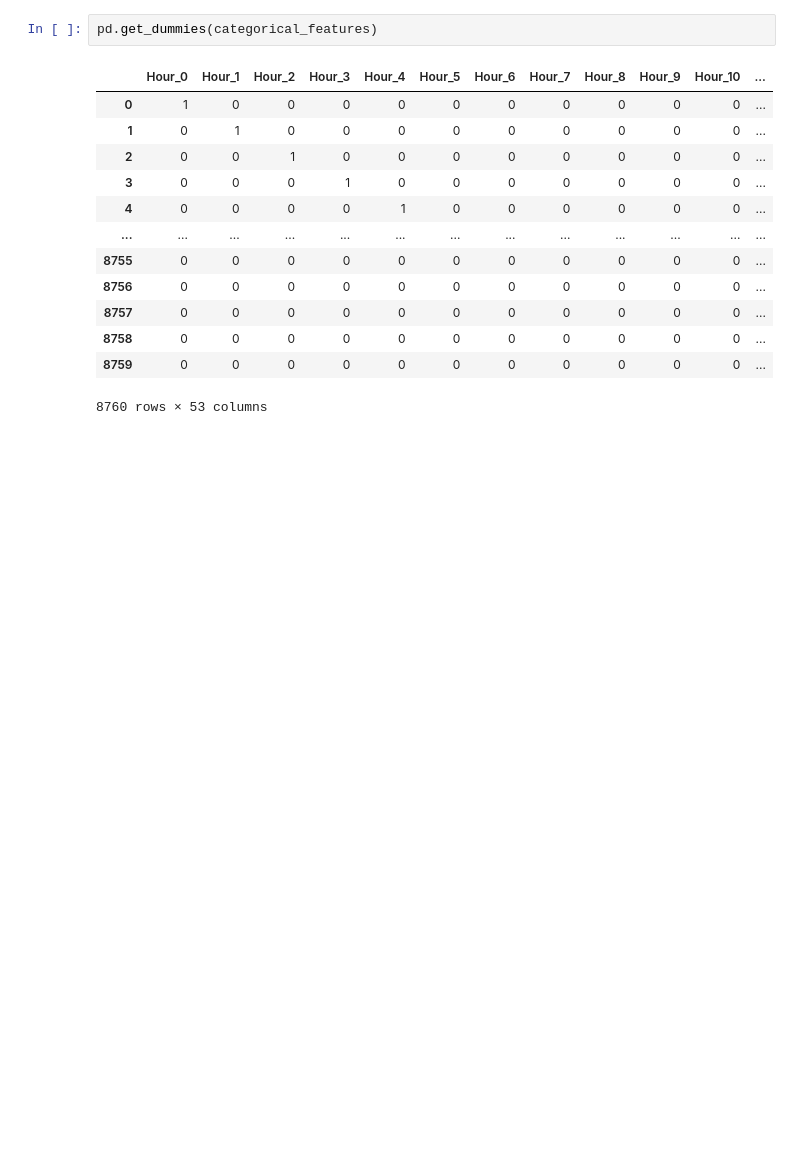
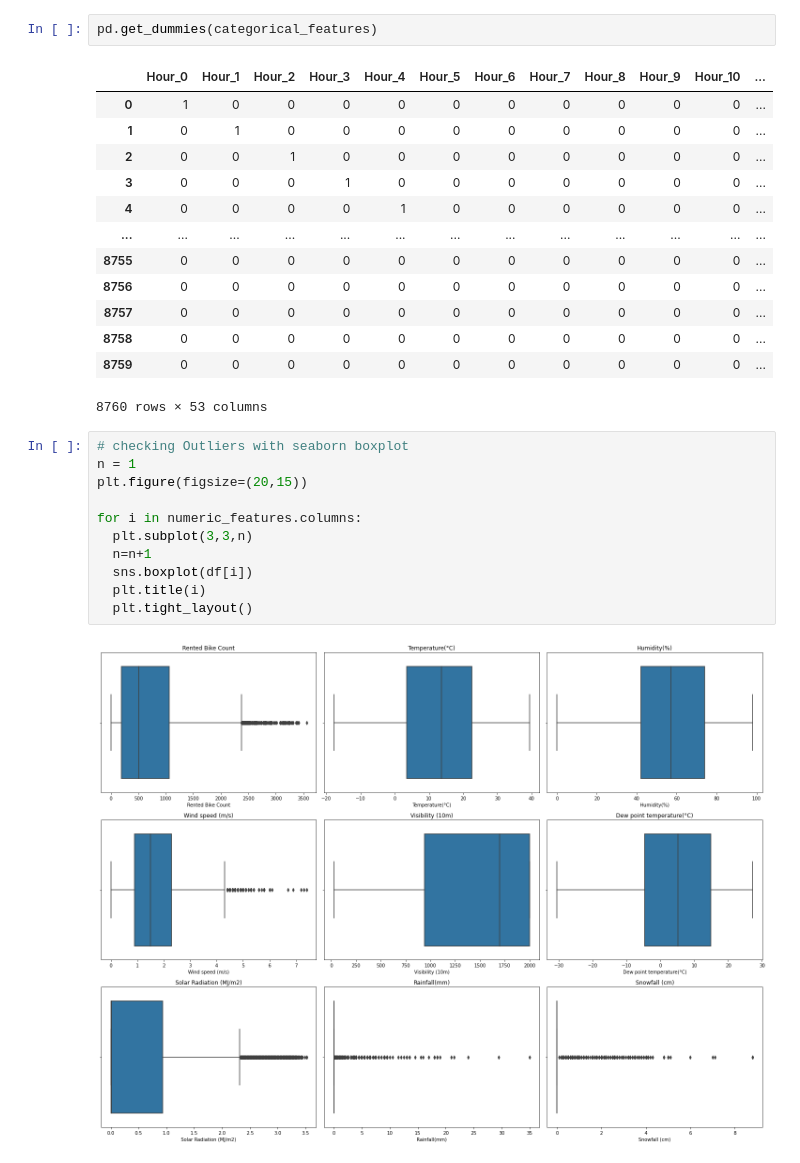
Before and after one commit to fathimajafir/Seoul-Bike-Sharing-Demand-Prediction, a Jupyter notebook: Copy_of_Bike_Sharing_Demand_Prediction_Capstone_Project.ipynb, the cells around one changed output. Saved outputs shown, nothing was run; the diff lists cells and outputs as text; blank space fills up the shorter version.

```diff
--- a/Copy_of_Bike_Sharing_Demand_Prediction_Capstone_Project.ipynb
+++ b/Copy_of_Bike_Sharing_Demand_Prediction_Capstone_Project.ipynb
@@ -176,3 +176,16 @@ pd.get_dummies(categorical_features)
 | 8758 | 0 | 0 | 0 | 0 | 0 | 0 | 0 | 0 | 0 | 0 | 0 | ... |
 | 8759 | 0 | 0 | 0 | 0 | 0 | 0 | 0 | 0 | 0 | 0 | 0 | ... |
 8760 rows × 53 columns
+# %%
+# checking Outliers with seaborn boxplot
+n = 1
+plt.figure(figsize=(20,15))
+
+for i in numeric_features.columns:
+  plt.subplot(3,3,n)
+  n=n+1
+  sns.boxplot(df[i])
+  plt.title(i)
+  plt.tight_layout()
+# %% [output]
+[figure, added]
```
